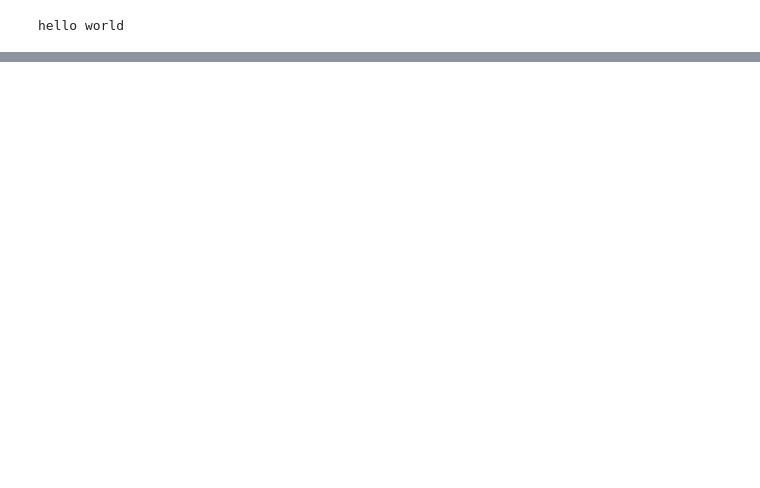
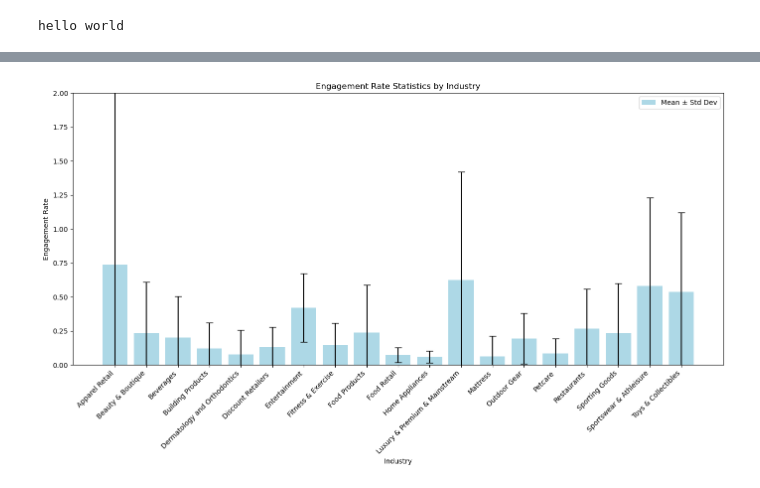
Before and after one commit to noahsta/datathon, a Jupyter notebook: src/maxim.ipynb, the cells around one changed output, grey strips where cells are left out. Saved outputs shown, nothing was run; the diff lists cells and outputs as text; code cells hidden in the pictures; blank space fills up the shorter version.

Commit message:
market plots

```diff
--- a/src/maxim.ipynb
+++ b/src/maxim.ipynb
@@ -101,0 +196,29 @@ with open(output_file_path, 'w') as outfile:
+# %%
+import matplotlib.pyplot as plt
+import pandas as pd
+import numpy as np
+
+# Assuming 'industry_engagement_stats' is your DataFrame with 'min' and 'max' columns added
+fig, ax = plt.subplots(figsize=(14, 8))
+
+# Create a bar plot for mean engagement rates
+ax.bar(industry_engagement_stats['compset_group'], industry_engagement_stats['mean'], yerr=industry_engagement_stats['std'], capsize=5, color='lightblue', label='Mean ± Std Dev')
+
+# Overlay scatter plots for min and max values
+# ax.scatter(industry_engagement_stats['compset_group'], industry_engagement_stats['min'], color='green', alpha=0.6, label='Min', zorder=5)
+# ax.scatter(industry_engagement_stats['compset_group'], industry_engagement_stats['max'], color='red', alpha=0.6, label='Max', zorder=5)
+
+# Adding labels and title
+ax.set_ylim(0,2)
+ax.set_xlabel('Industry')
+ax.set_ylabel('Engagement Rate')
+ax.set_title('Engagement Rate Statistics by Industry')
+plt.xticks(rotation=45, ha='right')
+
+# Adding legend to distinguish the plots
+ax.legend()
+
+plt.tight_layout()
+plt.show()
+# %% [output]
+[figure, added]
```
Also changed, not shown: parts of 11 cells of this notebook, 3 other files.
